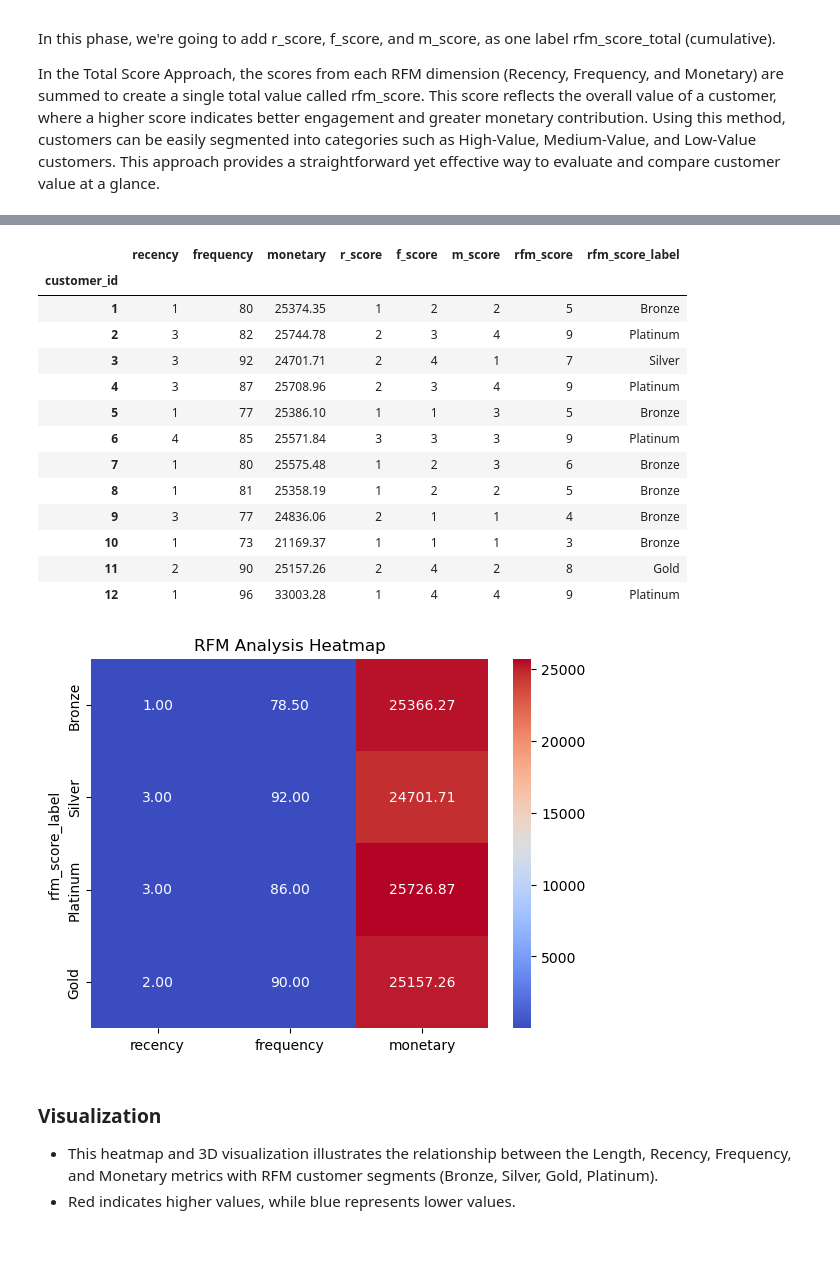
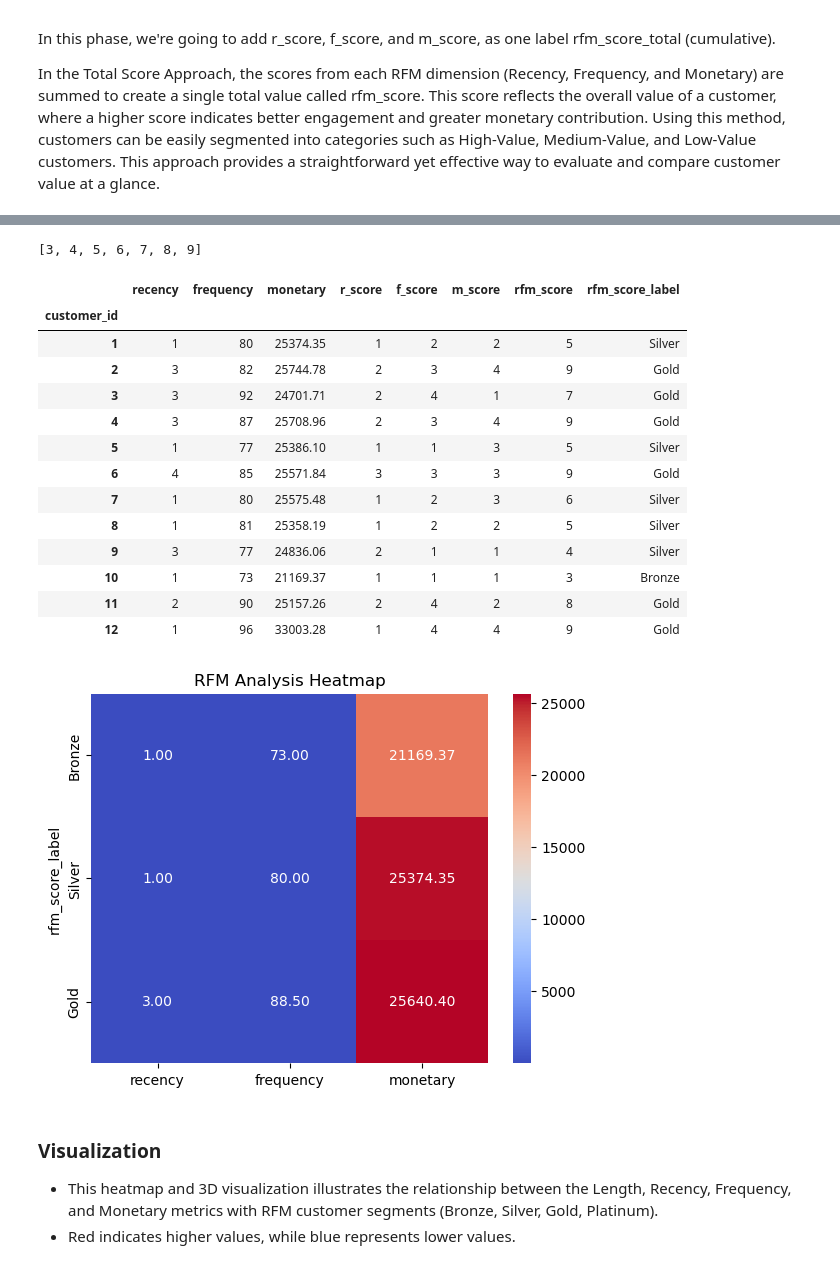
Before and after one commit to hansdarmawann/rfm-myanmar-retail, a Jupyter notebook: RFM_Myanmar_Analysis.ipynb, the cells around one changed output, grey strips where cells are left out. Cells and saved outputs as stored; diff of their text form; code cells hidden in the pictures.

```diff
--- a/RFM_Myanmar_Analysis.ipynb
+++ b/RFM_Myanmar_Analysis.ipynb
@@ -737,10 +744,14 @@ df_customer.head()
+# %%
+sorted(df_customer['rfm_score'].unique().tolist())
+# %% [output]
+[3, 4, 5, 6, 7, 8, 9]
 # %%
 def total_score_labeling(x):
-    if 9 <= x <= 10:
+    if 10 <= x <= 12:
         return "Platinum"
-    elif 8 <= x < 9:
+    elif 7 <= x <= 9:
         return "Gold"
-    elif 7 <= x < 8:
+    elif 4 <= x <= 6:
         return "Silver"
     else:
         return "Bronze"
@@ -750,32 +761,32 @@ df_customer.sort_values("customer_id")
 # %% [output]
 |  | recency | frequency | monetary | r_score | f_score | m_score | rfm_score | rfm_score_label |
 | customer_id |  |  |  |  |  |  |  |  |
-| 1 | 1 | 80 | 25374.35 | 1 | 2 | 2 | 5 | Bronze |
-| 2 | 3 | 82 | 25744.78 | 2 | 3 | 4 | 9 | Platinum |
-| 3 | 3 | 92 | 24701.71 | 2 | 4 | 1 | 7 | Silver |
-| 4 | 3 | 87 | 25708.96 | 2 | 3 | 4 | 9 | Platinum |
-| 5 | 1 | 77 | 25386.10 | 1 | 1 | 3 | 5 | Bronze |
-| 6 | 4 | 85 | 25571.84 | 3 | 3 | 3 | 9 | Platinum |
-| 7 | 1 | 80 | 25575.48 | 1 | 2 | 3 | 6 | Bronze |
-| 8 | 1 | 81 | 25358.19 | 1 | 2 | 2 | 5 | Bronze |
-| 9 | 3 | 77 | 24836.06 | 2 | 1 | 1 | 4 | Bronze |
+| 1 | 1 | 80 | 25374.35 | 1 | 2 | 2 | 5 | Silver |
+| 2 | 3 | 82 | 25744.78 | 2 | 3 | 4 | 9 | Gold |
+| 3 | 3 | 92 | 24701.71 | 2 | 4 | 1 | 7 | Gold |
+| 4 | 3 | 87 | 25708.96 | 2 | 3 | 4 | 9 | Gold |
+| 5 | 1 | 77 | 25386.10 | 1 | 1 | 3 | 5 | Silver |
+| 6 | 4 | 85 | 25571.84 | 3 | 3 | 3 | 9 | Gold |
+| 7 | 1 | 80 | 25575.48 | 1 | 2 | 3 | 6 | Silver |
+| 8 | 1 | 81 | 25358.19 | 1 | 2 | 2 | 5 | Silver |
+| 9 | 3 | 77 | 24836.06 | 2 | 1 | 1 | 4 | Silver |
 | 10 | 1 | 73 | 21169.37 | 1 | 1 | 1 | 3 | Bronze |
 | 11 | 2 | 90 | 25157.26 | 2 | 4 | 2 | 8 | Gold |
-| 12 | 1 | 96 | 33003.28 | 1 | 4 | 4 | 9 | Platinum |
+| 12 | 1 | 96 | 33003.28 | 1 | 4 | 4 | 9 | Gold |
 # %%
 # Define the desired order of tiers
-tier_order = ['Bronze', 'Silver', 'Platinum', 'Gold']
+tier_order = ['Bronze', 'Silver', 'Gold']
 
 # Reorder the pivot table index according to the tier order
 lrfm_heatmap = df_customer.pivot_table(index='rfm_score_label', values=['recency', 'frequency', 'monetary'], aggfunc='median')
 lrfm_heatmap = lrfm_heatmap.loc[tier_order, ['recency', 'frequency', 'monetary']]
 
 # Plot the heatmap
 sns.heatmap(lrfm_heatmap, cmap='coolwarm', annot=True, fmt=".2f")
 plt.title('RFM Analysis Heatmap')
 plt.show()
 # %% [output]
-[figure, old version]
+[figure, new version]
 # %%
 import plotly.express as px
 
```
Also changed, not shown: parts of 4 cells of this notebook, 1 other file.
